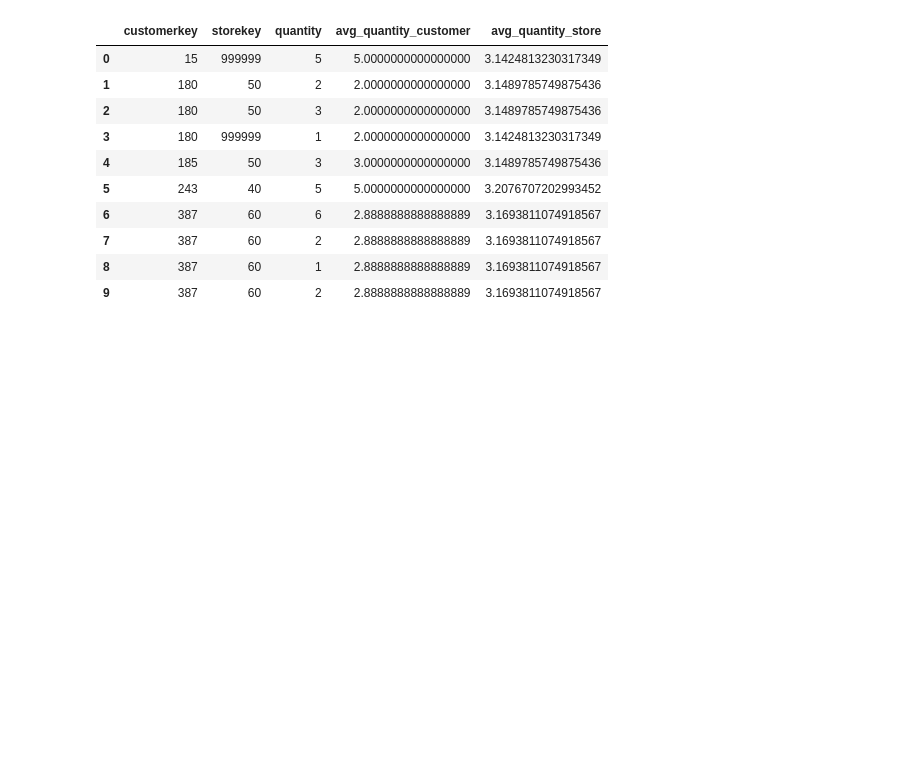
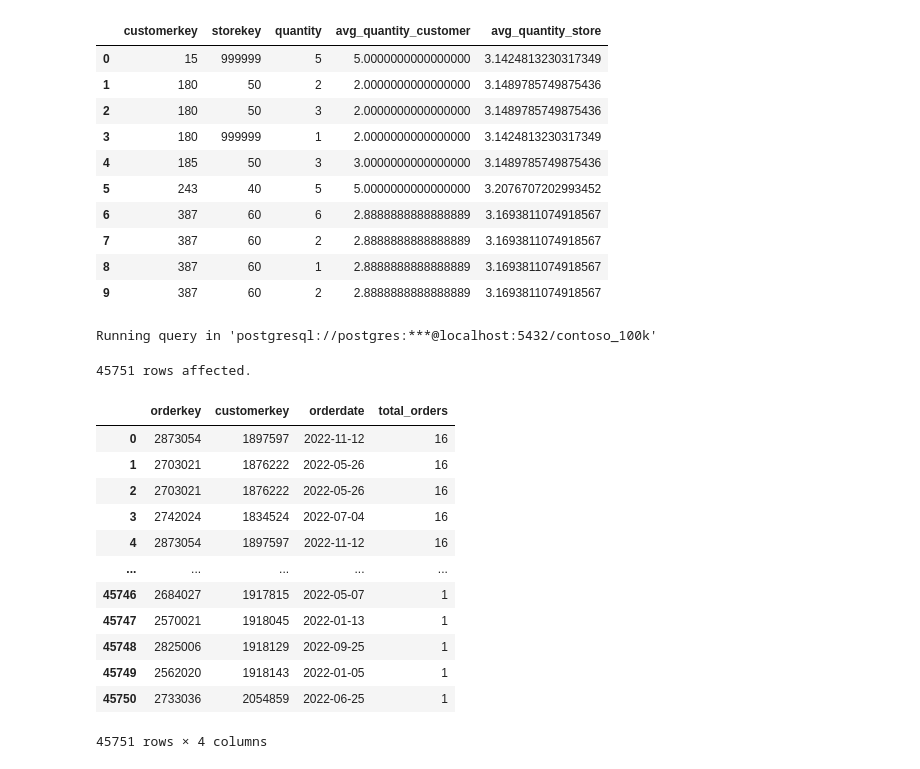
Before and after one commit to Du6eniuk/Du6eniuk, a Jupyter notebook: 0_Intro/2_Colab_Notebooks.ipynb, the cells around one changed output. Drawn from its saved outputs; the diff is of its cells as text; code cells hidden in the pictures; blank space fills up the shorter version.

```diff
--- a/0_Intro/2_Colab_Notebooks.ipynb
+++ b/0_Intro/2_Colab_Notebooks.ipynb
@@ -1164,3 +812,30 @@ Running query in 'postgresql://postgres:***@localhost:5432/contoso_100k'
 | 7 | 387 | 60 | 2 | 2.8888888888888889 | 3.1693811074918567 |
 | 8 | 387 | 60 | 1 | 2.8888888888888889 | 3.1693811074918567 |
 | 9 | 387 | 60 | 2 | 2.8888888888888889 | 3.1693811074918567 |
+# %%
+# Customer Orders in 2022 (3.2.2) - Problem
+# Identify how many unique orders each customer placed in 2022 to better understand purchasing frequency across the customer base.
+%%sql
+WITH sales_2022 AS (SELECT customerkey, orderkey, orderdate
+FROM sales
+WHERE EXTRACT(YEAR FROM orderdate) = 2022)
+
+SELECT orderkey, customerkey, orderdate, COUNT(orderkey) OVER(PARTITION BY customerkey) AS total_orders
+FROM sales_2022
+ORDER BY 4 DESC
+# %% [output]
+Running query in 'postgresql://postgres:***@localhost:5432/contoso_100k'
+45751 rows affected.
+|  | orderkey | customerkey | orderdate | total_orders |
+| 0 | 2873054 | 1897597 | 2022-11-12 | 16 |
+| 1 | 2703021 | 1876222 | 2022-05-26 | 16 |
+| 2 | 2703021 | 1876222 | 2022-05-26 | 16 |
+| 3 | 2742024 | 1834524 | 2022-07-04 | 16 |
+| 4 | 2873054 | 1897597 | 2022-11-12 | 16 |
+| ... | ... | ... | ... | ... |
+| 45746 | 2684027 | 1917815 | 2022-05-07 | 1 |
+| 45747 | 2570021 | 1918045 | 2022-01-13 | 1 |
+| 45748 | 2825006 | 1918129 | 2022-09-25 | 1 |
+| 45749 | 2562020 | 1918143 | 2022-01-05 | 1 |
+| 45750 | 2733036 | 2054859 | 2022-06-25 | 1 |
+45751 rows × 4 columns
```
Also changed, not shown: parts of 34 cells of this notebook.
